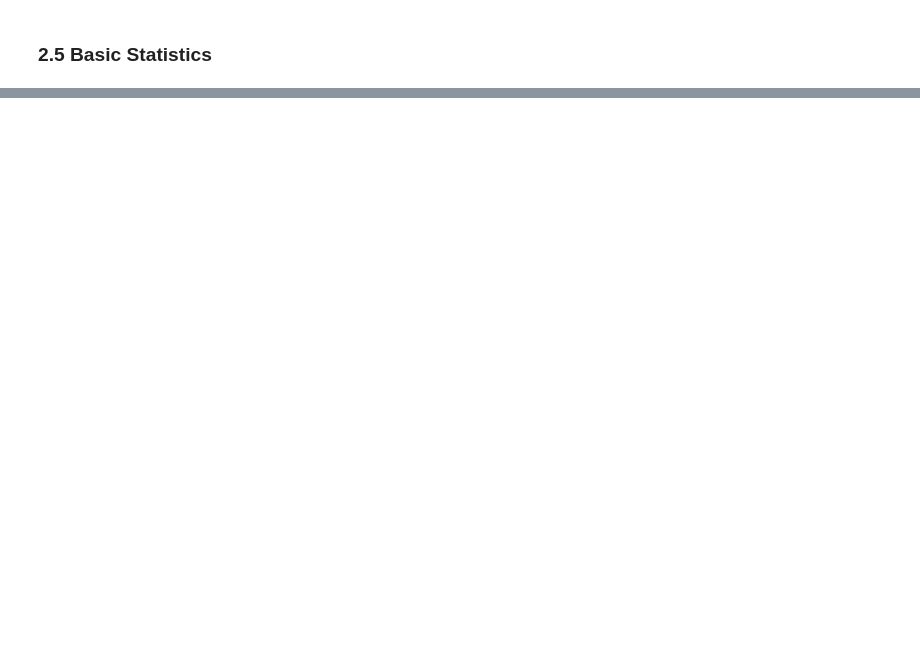
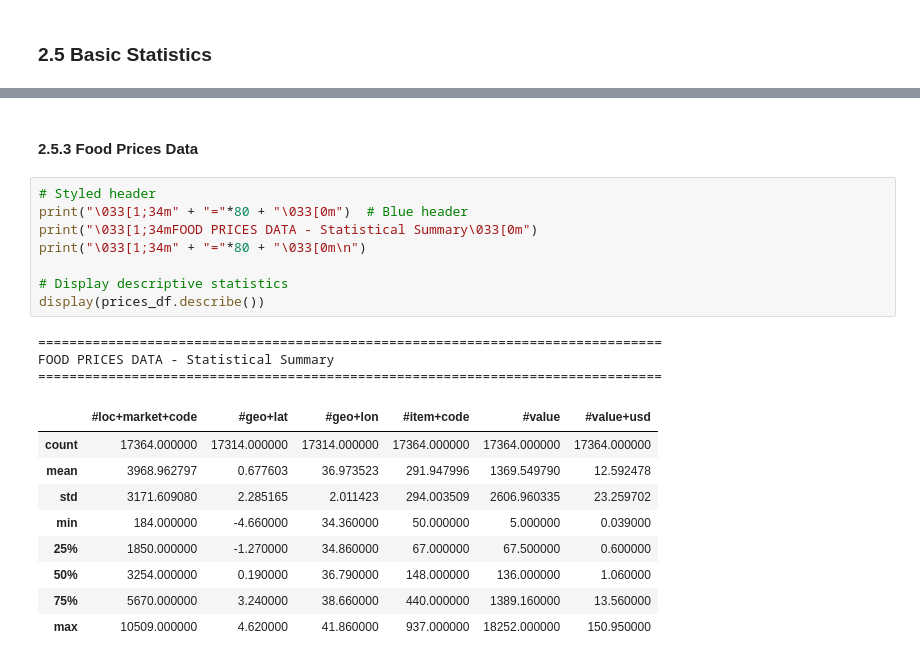
Before and after one commit to MrDenzy/PHASE-5-PROJECT---PREDICTING-FOOD-INSECURITY, a Jupyter notebook: notebooks/blex.ipynb, the cells around one changed output, grey strips where cells are left out. Drawn from its saved outputs; the diff is of its cells as text; blank space fills up the shorter version.

```diff
--- a/notebooks/blex.ipynb
+++ b/notebooks/blex.ipynb
@@ -1103,0 +1176,23 @@ Missing percentage: 0.38%
+# %% [markdown]
+#### **2.5.3 Food Prices Data**
+# %%
+# Styled header
+print("\033[1;34m" + "="*80 + "\033[0m")  # Blue header
+print("\033[1;34mFOOD PRICES DATA - Statistical Summary\033[0m")
+print("\033[1;34m" + "="*80 + "\033[0m\n")
+
+# Display descriptive statistics
+display(prices_df.describe())
+# %% [output]
+================================================================================
+FOOD PRICES DATA - Statistical Summary
+================================================================================
+|  | #loc+market+code | #geo+lat | #geo+lon | #item+code | #value | #value+usd |
+| count | 17364.000000 | 17314.000000 | 17314.000000 | 17364.000000 | 17364.000000 | 17364.000000 |
+| mean | 3968.962797 | 0.677603 | 36.973523 | 291.947996 | 1369.549790 | 12.592478 |
+| std | 3171.609080 | 2.285165 | 2.011423 | 294.003509 | 2606.960335 | 23.259702 |
+| min | 184.000000 | -4.660000 | 34.360000 | 50.000000 | 5.000000 | 0.039000 |
+| 25% | 1850.000000 | -1.270000 | 34.860000 | 67.000000 | 67.500000 | 0.600000 |
+| 50% | 3254.000000 | 0.190000 | 36.790000 | 148.000000 | 136.000000 | 1.060000 |
+| 75% | 5670.000000 | 3.240000 | 38.660000 | 440.000000 | 1389.160000 | 13.560000 |
+| max | 10509.000000 | 4.620000 | 41.860000 | 937.000000 | 18252.000000 | 150.950000 |
```
Also changed, not shown: parts of 12 cells of this notebook.
